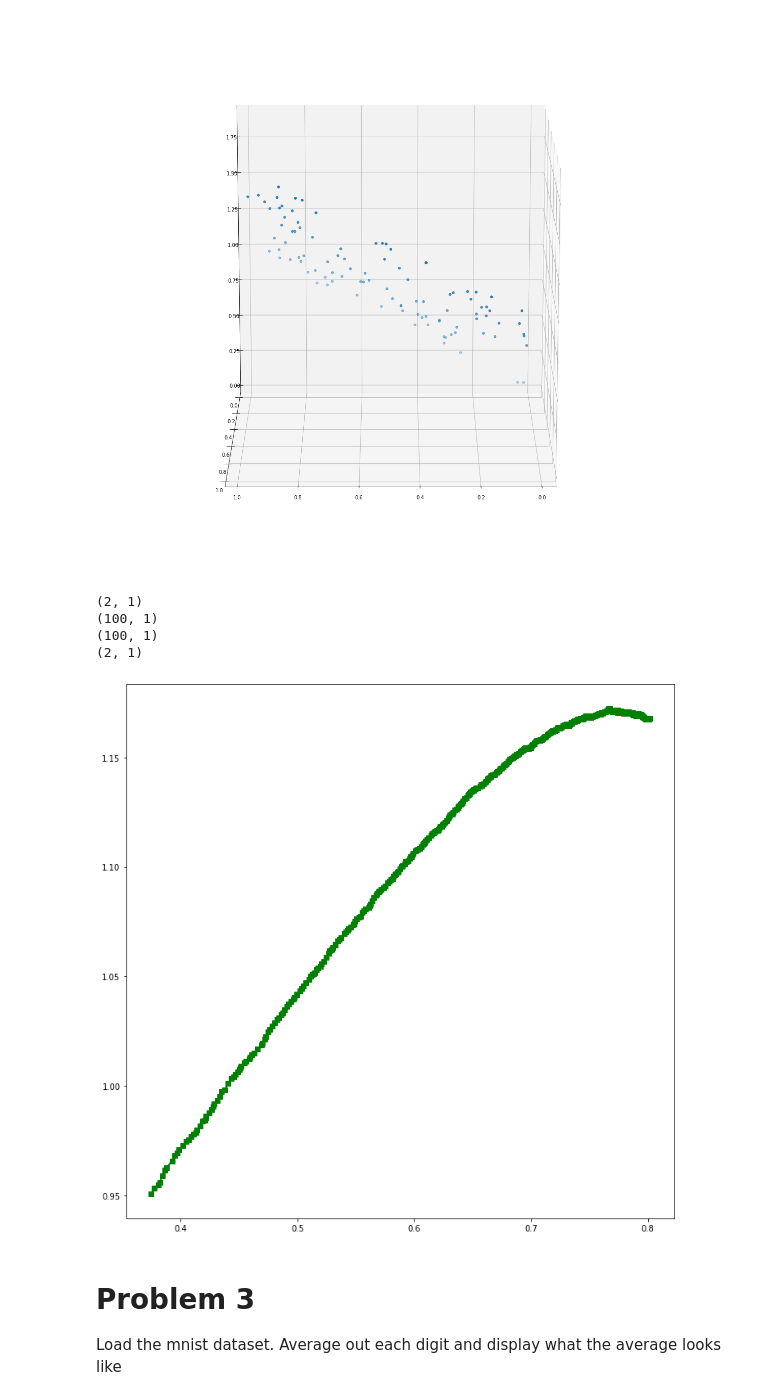
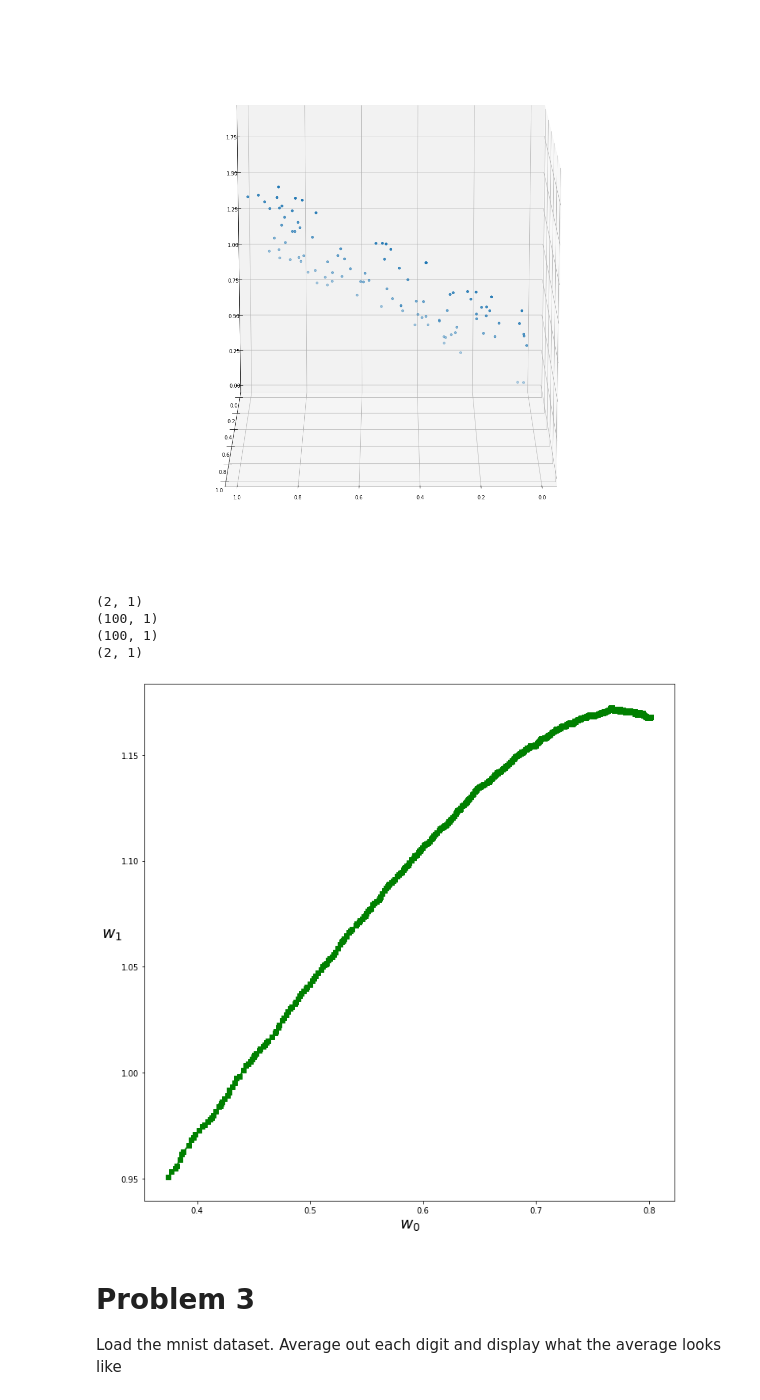
Before and after one commit to nspeer12/AI_CAP4630, a Jupyter notebook: hw2/hw2.ipynb, the cells around one changed output. Saved outputs shown, nothing was run; the diff lists cells and outputs as text; code cells hidden in the pictures.

```diff
--- a/hw2/hw2.ipynb
+++ b/hw2/hw2.ipynb
@@ -86,34 +94,37 @@ initial_weight = np.random.rand(2,1)
 print(initial_weight.shape)
 print(Y.shape)
 print(X_b.dot(initial_weight).shape)
 print(X_b.T.dot(X_b.dot(initial_weight)).shape)
 
 weight = initial_weight
 weight_path_mgd = []
 batch_size = 4
 
+# training
 weight_path_mgd.append(weight)
 for epoch in range(epochs):
     shuffled_indices = np.random.permutation(m)
     X_b_shuffled = X_b[shuffled_indices]
     y_shuffled = Y[shuffled_indices]
     for i in range(0, m, batch_size):
         xi = X_b_shuffled[i:i+batch_size]
         yi = y_shuffled[i:i+batch_size]
         gradient = 1 / batch_size * xi.T.dot(xi.dot(weight) - yi)
         weight = weight - lr * gradient
         weight_path_mgd.append(weight)
 
 weight_path_mgd = np.array(weight_path_mgd)
 plt.figure(figsize=(12,12))
 plt.plot(weight_path_mgd[:, 0], weight_path_mgd[:, 1], "g-s", linewidth=2, label="mini-batch")
+plt.xlabel(r"$w_0$", fontsize=20)
+plt.ylabel(r"$w_1$   ", fontsize=20, rotation=0)
 plt.show()
 # %% [output]
 (2, 1)
 (100, 1)
 (100, 1)
 (2, 1)
-[figure, old version]
+[figure, new version]
 # %% [markdown]
 # Problem 3
 Load the mnist dataset. Average out each digit and display what the average looks like
```
Also changed, not shown: parts of 8 cells of this notebook.
